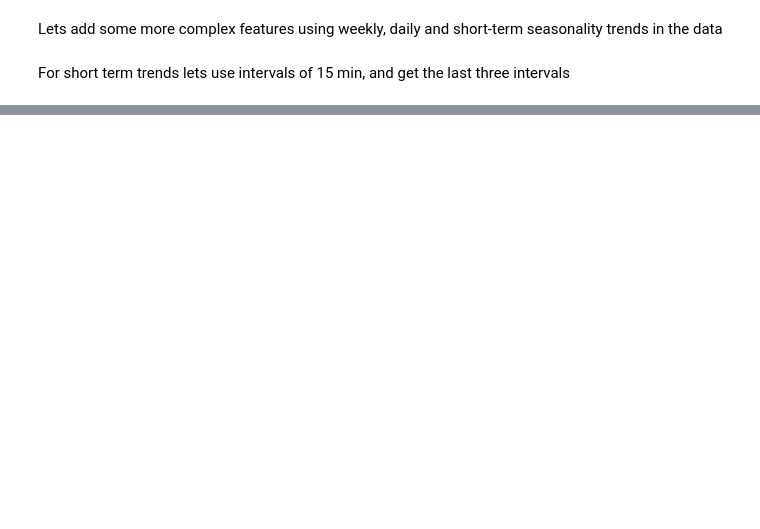
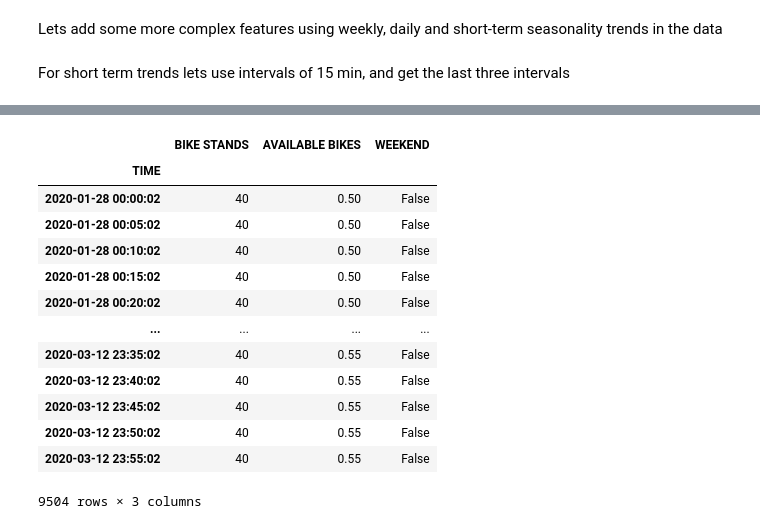
Before and after one commit to cormac-doyle/Final-Assignment-Machine-Learning, a Jupyter notebook: feature_engineering.ipynb, the cells around one changed output, grey strips where cells are left out. Saved outputs shown, nothing was run; the diff lists cells and outputs as text; code cells hidden in the pictures; blank space fills up the shorter version.

```diff
--- a/feature_engineering.ipynb
+++ b/feature_engineering.ipynb
@@ -130,0 +137,17 @@ df_hospital[500:520]
+# %%
+df_hospital.loc[df_hospital["WEEKEND"]==False]
+# %% [output]
+|  | BIKE STANDS | AVAILABLE BIKES | WEEKEND |
+| TIME |  |  |  |
+| 2020-01-28 00:00:02 | 40 | 0.50 | False |
+| 2020-01-28 00:05:02 | 40 | 0.50 | False |
+| 2020-01-28 00:10:02 | 40 | 0.50 | False |
+| 2020-01-28 00:15:02 | 40 | 0.50 | False |
+| 2020-01-28 00:20:02 | 40 | 0.50 | False |
+| ... | ... | ... | ... |
+| 2020-03-12 23:35:02 | 40 | 0.55 | False |
+| 2020-03-12 23:40:02 | 40 | 0.55 | False |
+| 2020-03-12 23:45:02 | 40 | 0.55 | False |
+| 2020-03-12 23:50:02 | 40 | 0.55 | False |
+| 2020-03-12 23:55:02 | 40 | 0.55 | False |
+9504 rows × 3 columns
```
Also changed, not shown: parts of 17 cells of this notebook, 2 other files.
